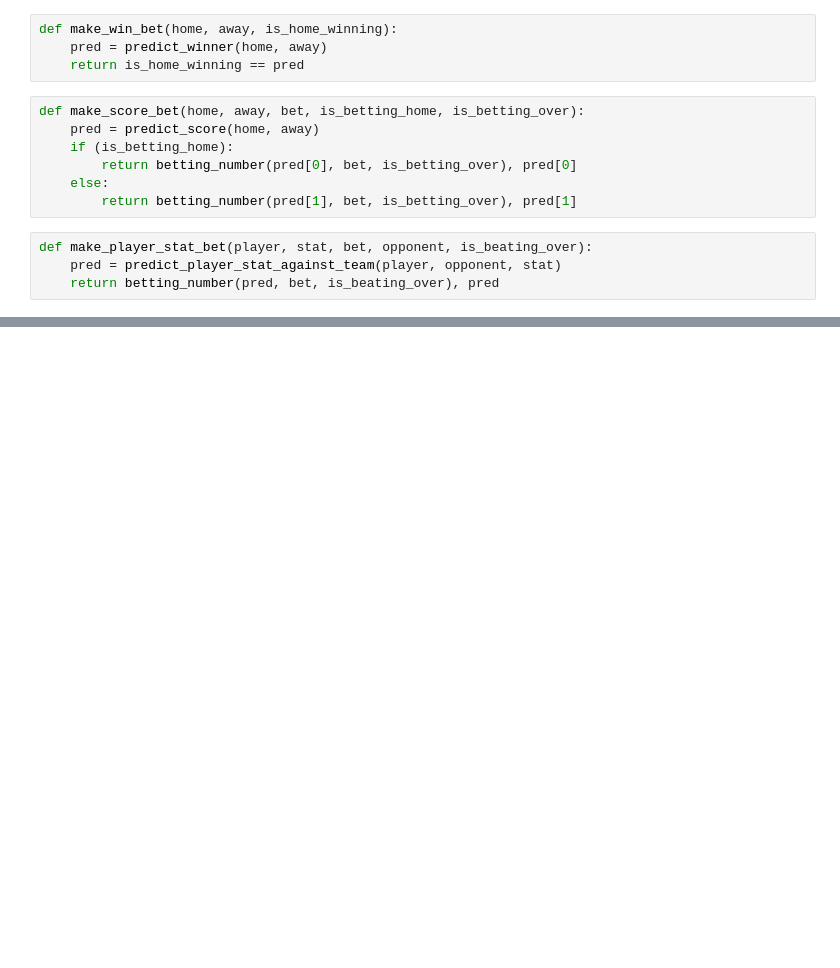
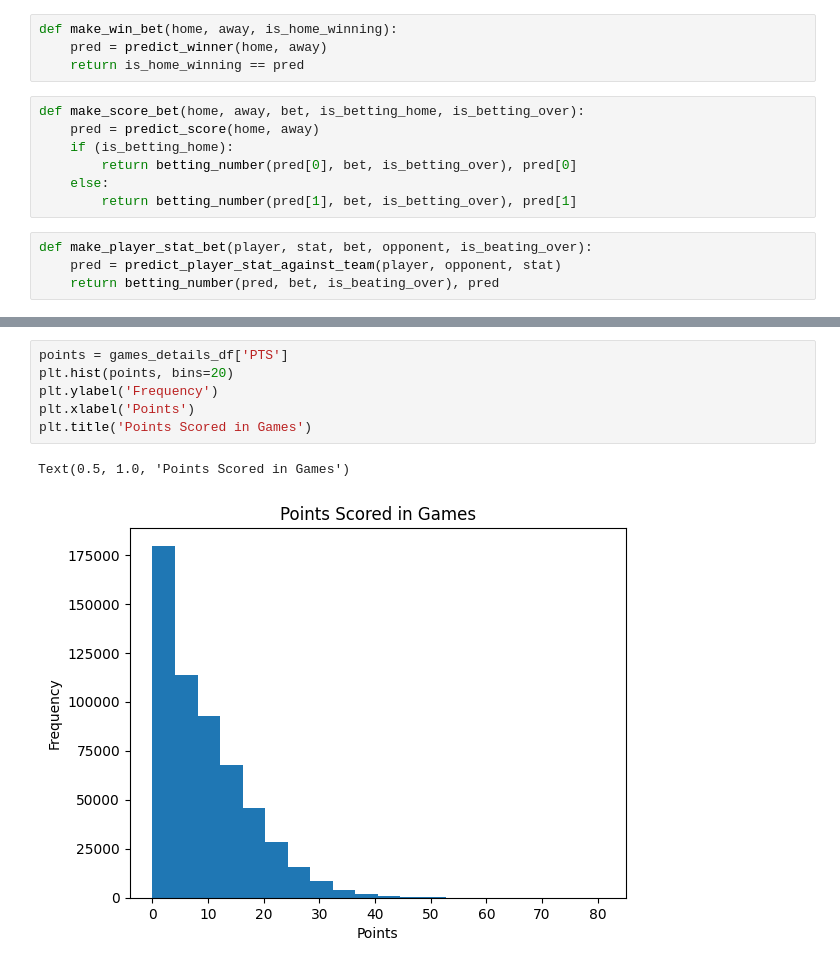
Before and after one commit to bferguson4/DATA, a Jupyter notebook: parlay_gpt.ipynb, the cells around one changed output, grey strips where cells are left out. Saved outputs shown, nothing was run; the diff lists cells and outputs as text; blank space fills up the shorter version.

```diff
--- a/parlay_gpt.ipynb
+++ b/parlay_gpt.ipynb
@@ -201,0 +253,9 @@ To create a public link, set `share=True` in `launch()`.
+# %%
+points = games_details_df['PTS']
+plt.hist(points, bins=20)
+plt.ylabel('Frequency')
+plt.xlabel('Points')
+plt.title('Points Scored in Games')
+# %% [output]
+Text(0.5, 1.0, 'Points Scored in Games')
+[figure, added]
```
Also changed, not shown: parts of 25 cells of this notebook, 1 other file.
